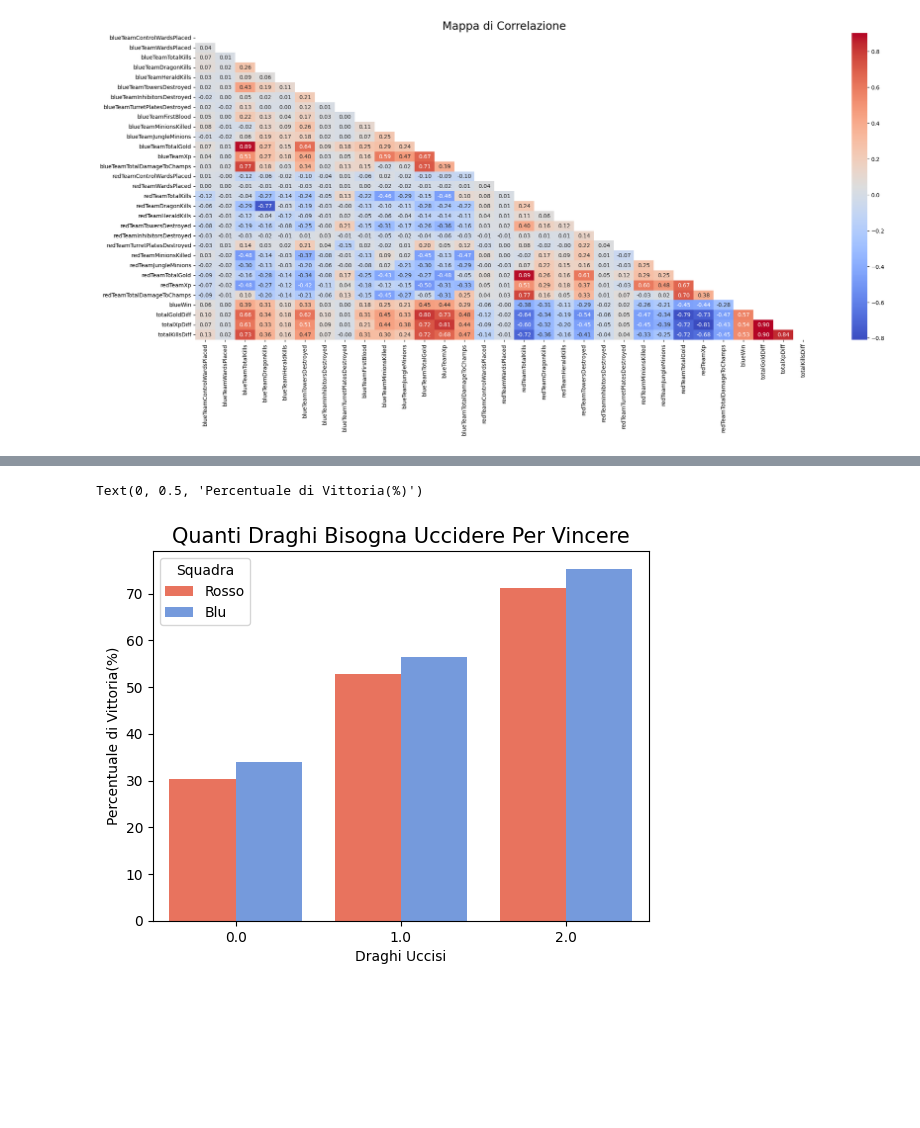
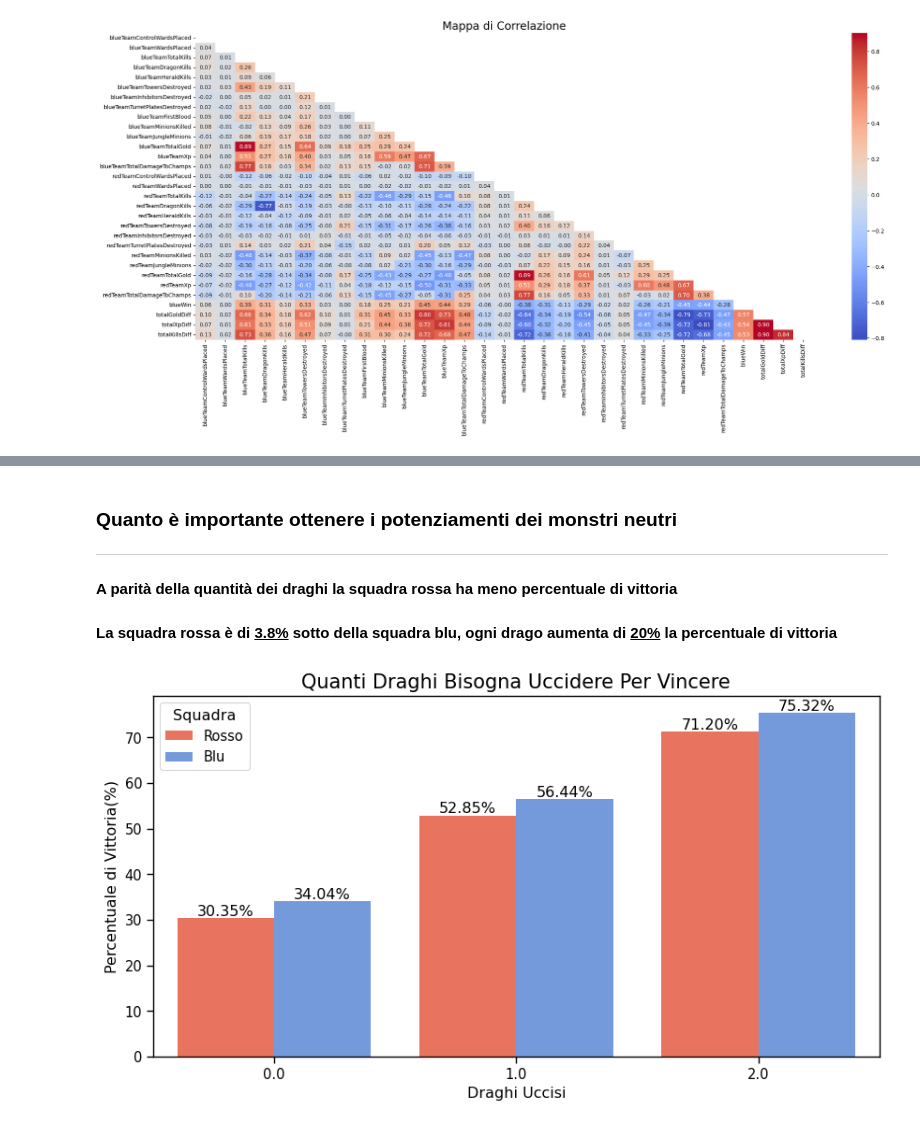
Before and after one commit to KOlCIqwq/Data_Science_Project, a Jupyter notebook: Final_Project/Main.ipynb, the cells around one changed output, grey strips where cells are left out. Drawn from its saved outputs; the diff is of its cells as text; code cells hidden in the pictures; blank space fills up the shorter version.

```diff
--- a/Final_Project/Main.ipynb
+++ b/Final_Project/Main.ipynb
@@ -365,14 +388,14 @@ The transparent part of the trend line represents the confidence interval around
 # %%
 #sns.scatterplot(data=df, x="blueTeamTurretPlatesDestroyed", y = "redTeamTowersDestroyed")
 #sns.boxenplot(data=df, x="blueTeamTurretPlatesDestroyed", y = "redTeamTowersDestroyed", hue="blueWin")
-plt.figure(figsize=(10,6)) # Ensure that the values on x can be read
+plt.figure(figsize=(10,5)) # Ensure that the values on x can be read
 # On Y axis it did a gruopby blueteamturreplates, that's cause of the mid values and not integers
 barp = sns.barplot(data=df, x="blueTeamTurretPlatesDestroyed", y = "redTeamTowersDestroyed", hue="blueWin")
 
 #mean_values = df.groupby('blueTeamTurretPlatesDestroyed')['redTeamTowersDestroyed'].mean().reset_index()
 #sns.lineplot(data=mean_values,x="blueTeamTurretPlatesDestroyed", y = "redTeamTowersDestroyed", color="black", marker="o")
 # It lineplot auto did the mean values
-meanline = sns.lineplot(data=df,x="blueTeamTurretPlatesDestroyed", y = "redTeamTowersDestroyed", color="red", marker="o")
+meanline = sns.lineplot(data=df,x="blueTeamTurretPlatesDestroyed", y = "redTeamTowersDestroyed", color="#b2182b", marker="o")
 
 # Modify the Legend from bluewin = 0.0 to BlueWin
 plt.legend(title="Squadra Vincente")
@@ -382,7 +405,13 @@ for text in legend.texts:
         text.set_text('Squadra Blu')
     elif text.get_text() == '1.0':
         text.set_text('Squadra Rossa')
-plt.title("Rapporto Placche e Torri",fontsize=20)
-plt.ylabel("Torri Distrutte dalla Squadra Rossa",fontsize=15)
-plt.xlabel("Placche Distrutte dalla Squadra Blu",fontsize=15)
+
+line = meanline.lines[32]
+for x, y in zip(line.get_xdata(), line.get_ydata()):
+    plt.text(x + 0.27, y + 0.25, f'{y:.2f}', color='#b2182b', ha='center', va='bottom')
+
+# Adding semicol. to suppress the output of label
+plt.title("Rapporto Placche e Torri",fontsize=20);
+plt.ylabel("Torri Distrutte dalla Squadra Rossa",fontsize=15);
+plt.xlabel("Placche Distrutte dalla Squadra Blu",fontsize=15);
 # %% [output]
@@ -500,19 +567,37 @@ display(winR2)
+# %% [markdown]
+### Quanto è importante ottenere i potenziamenti dei monstri neutri
+---
+#### A parità della quantità dei draghi la squadra rossa ha meno percentuale di vittoria
+#### La squadra rossa è di <ins>3.8%</ins> sotto della squadra blu, ogni drago aumenta di <ins>20%</ins> la percentuale di vittoria
 # %%
+plt.figure(figsize=(10,5))
 barcolor = ['tomato' if (x == "red") else ('blue') for x in winR2.side]
-ax = sns.barplot(data=winR2, x="Dragons", y="Win_Rate", hue="side", palette={"blue":"cornflowerblue", "red":"tomato"})
+drakeplot = sns.barplot(data=winR2, x="Dragons", y="Win_Rate", hue="side", palette={"blue":"cornflowerblue", "red":"tomato"})
 plt.legend(title="Squadra")
 legend = plt.gca().get_legend()
 for text in legend.texts:
     if text.get_text() == "red":
         text.set_text('Rosso')
     elif text.get_text() == "blue":
         text.set_text('Blu')
-plt.title("Quanti Draghi Bisogna Uccidere Per Vincere",fontsize=15)
-plt.xlabel("Draghi Uccisi")
-plt.ylabel("Percentuale di Vittoria(%)")
+for p in drakeplot.patches:
+    height = p.get_height()
+    # 0 out of nowhere
+    if height == 0:
+        continue
+    else:
+        drakeplot.text(
+            x = p.get_x() + p.get_width() / 2.,
+            y = height,
+            s = '{:.02f}'.format(height) + "%",
+            ha="center",
+            va="bottom"
+        )
+plt.title("Quanti Draghi Bisogna Uccidere Per Vincere",fontsize=15);
+plt.xlabel("Draghi Uccisi");
+plt.ylabel("Percentuale di Vittoria(%)");
 # %% [output]
-Text(0, 0.5, 'Percentuale di Vittoria(%)')
-[figure, old version]
+[figure, new version]
 # %%
 win_rates_cloud = lol_15_na_df.groupby('blue_Cloud_Drake')['blue_Win'].mean().reset_index()
 win_rates_cloud['Win_Rate'] = win_rates_cloud['blue_Win'] * 100
```
Also changed, not shown: parts of 39 cells of this notebook.
